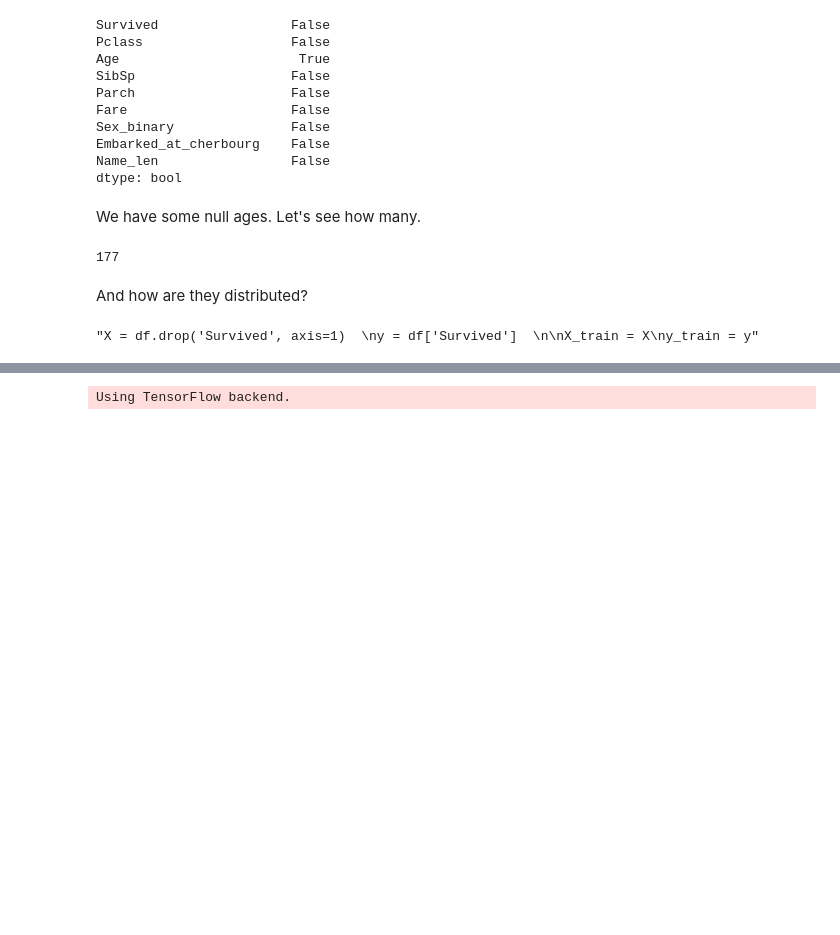
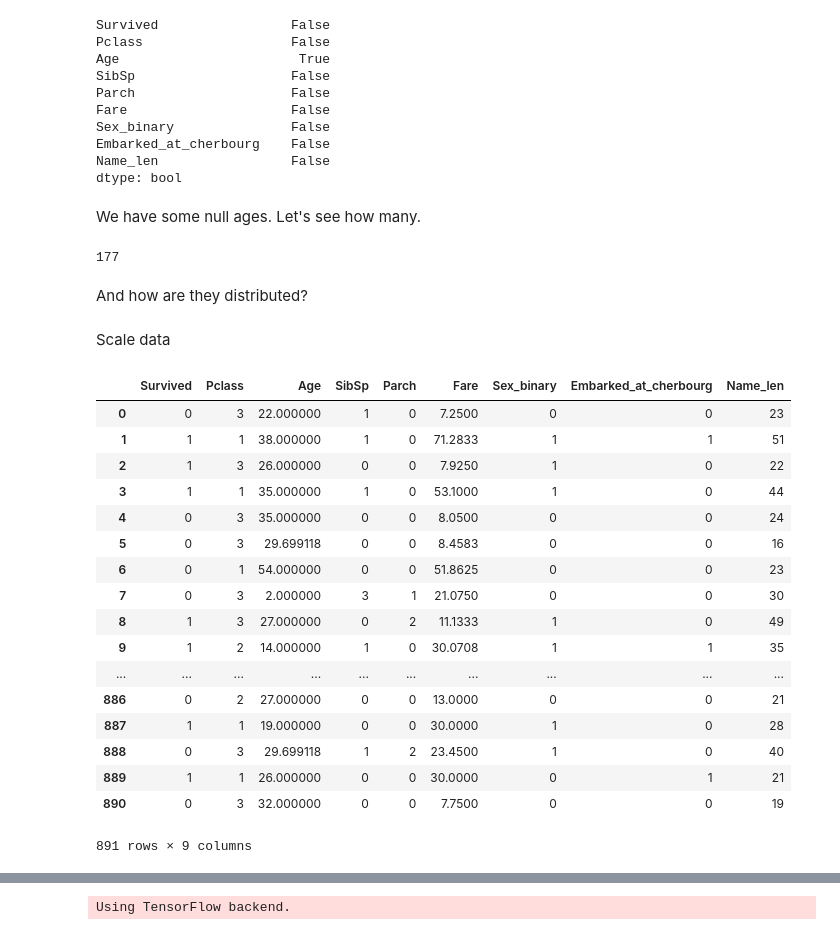
Before and after one commit to satsumas/kaggle, a Jupyter notebook: all/Titanic-Keras.ipynb, the cells around one changed output, grey strips where cells are left out. Drawn from its saved outputs; the diff is of its cells as text; code cells hidden in the pictures; blank space fills up the shorter version.

```diff
--- a/all/Titanic-Keras.ipynb
+++ b/all/Titanic-Keras.ipynb
@@ -212,13 +211,32 @@ len(df.loc[df.Age.isnull()])
 # %% [markdown]
 And how are they distributed?
 # %%
-# naively drop nulls for now
-df.dropna(inplace=True)
+# naively fill nulls for now
+df.fillna(df.mean(), inplace=True)
+# %% [markdown]
+Scale data
+# %%
+df
+# %% [output]
+|  | Survived | Pclass | Age | SibSp | Parch | Fare | Sex_binary | Embarked_at_cherbourg | Name_len |
+| 0 | 0 | 3 | 22.000000 | 1 | 0 | 7.2500 | 0 | 0 | 23 |
+| 1 | 1 | 1 | 38.000000 | 1 | 0 | 71.2833 | 1 | 1 | 51 |
+| 2 | 1 | 3 | 26.000000 | 0 | 0 | 7.9250 | 1 | 0 | 22 |
+| 3 | 1 | 1 | 35.000000 | 1 | 0 | 53.1000 | 1 | 0 | 44 |
+| 4 | 0 | 3 | 35.000000 | 0 | 0 | 8.0500 | 0 | 0 | 24 |
+| 5 | 0 | 3 | 29.699118 | 0 | 0 | 8.4583 | 0 | 0 | 16 |
+| 6 | 0 | 1 | 54.000000 | 0 | 0 | 51.8625 | 0 | 0 | 23 |
+| 7 | 0 | 3 | 2.000000 | 3 | 1 | 21.0750 | 0 | 0 | 30 |
+| 8 | 1 | 3 | 27.000000 | 0 | 2 | 11.1333 | 1 | 0 | 49 |
+| 9 | 1 | 2 | 14.000000 | 1 | 0 | 30.0708 | 1 | 1 | 35 |
+| ... | ... | ... | ... | ... | ... | ... | ... | ... | ... |
+| 886 | 0 | 2 | 27.000000 | 0 | 0 | 13.0000 | 0 | 0 | 21 |
+| 887 | 1 | 1 | 19.000000 | 0 | 0 | 30.0000 | 1 | 0 | 28 |
+| 888 | 0 | 3 | 29.699118 | 1 | 2 | 23.4500 | 1 | 0 | 40 |
+| 889 | 1 | 1 | 26.000000 | 0 | 0 | 30.0000 | 0 | 1 | 21 |
+| 890 | 0 | 3 | 32.000000 | 0 | 0 | 7.7500 | 0 | 0 | 19 |
+891 rows × 9 columns
 # %%
-"""X = df.drop('Survived', axis=1)
-y = df['Survived']
 
-X_train = X
-y_train = y"""
+
+(train_passengers, train_labels) = (df.drop('Survived', axis=1), df['Survived'])
-# %% [output]
-"X = df.drop('Survived', axis=1)  \ny = df['Survived']  \n\nX_train = X\ny_train = y"
```
Also changed, not shown: parts of 24 cells of this notebook, 2 other files.
